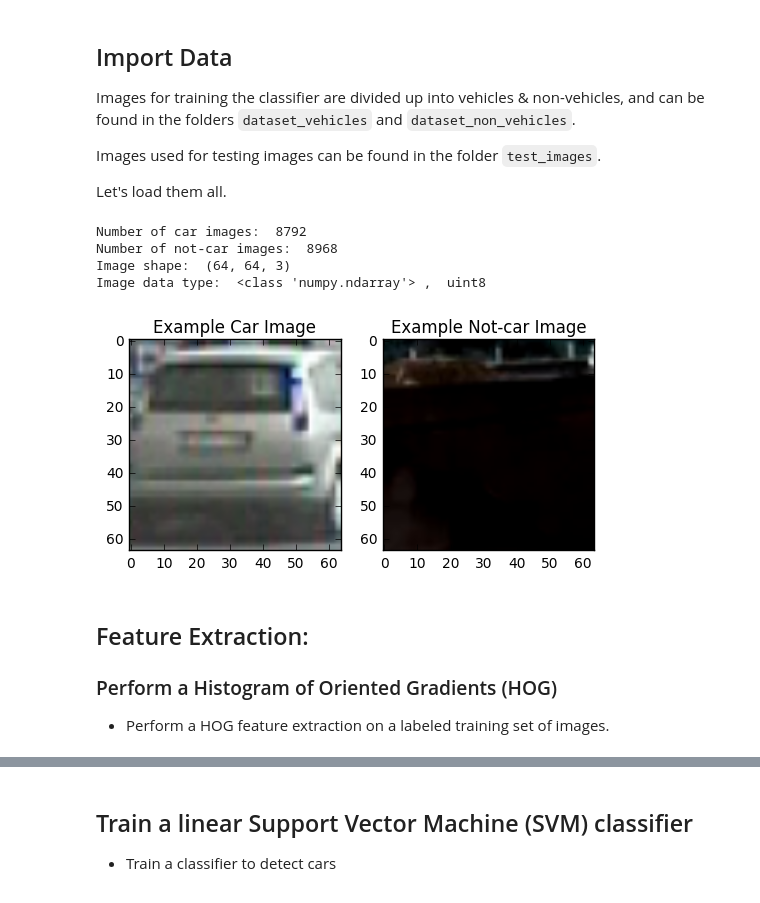
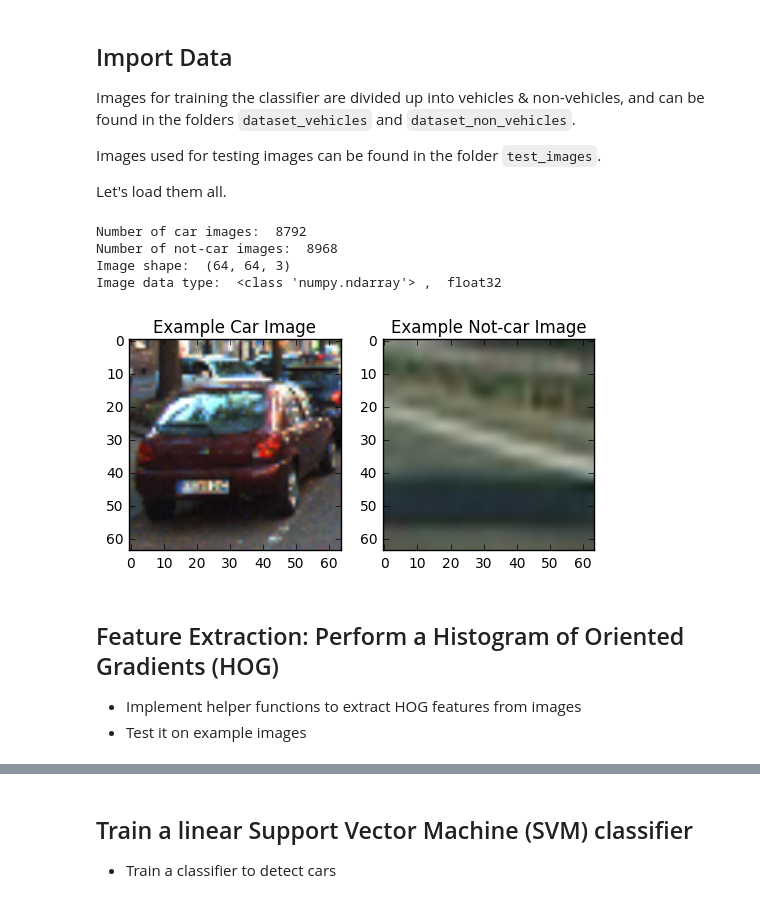
Before and after one commit to kkufieta/CarND-Vehicle-Detection, a Jupyter notebook: vehicle_detection.ipynb, the cells around one changed output, grey strips where cells are left out. Drawn from its saved outputs; the diff is of its cells as text; code cells hidden in the pictures.

```diff
--- a/vehicle_detection.ipynb
+++ b/vehicle_detection.ipynb
@@ -35,43 +40,43 @@ Let's load them all.
 # Import all image paths for the images used to train the classifier
 car_paths = glob.glob('dataset_vehicles/*/*.png')
 not_car_paths = glob.glob('dataset_non_vehicles/*/*.png')
 print('Number of car images: ', len(car_paths))
 print('Number of not-car images: ', len(not_car_paths))
-example_image = cv2.imread(car_paths[0])
+example_image = mpimg.imread(car_paths[0])
 print('Image shape: ', example_image.shape)
 print('Image data type: ', type(example_image), ", ", example_image.dtype)
 
 # Import all image paths for the images to test your classifier on
 test_paths = glob.glob('test_images/*.jpg')
 
 # Just for fun choose random car / not-car indices and plot example images
 car_ind = np.random.randint(0, len(car_paths))
 notcar_ind = np.random.randint(0, len(not_car_paths))
 
 # Read in car / not-car images
-car_image = cv2.imread(car_paths[car_ind])
-notcar_image = cv2.imread(not_car_paths[notcar_ind])
+car_image = mpimg.imread(car_paths[car_ind])
+notcar_image = mpimg.imread(not_car_paths[notcar_ind])
 
 # Plot the examples
 fig = plt.figure()
 plt.subplot(121)
 plt.imshow(car_image)
 plt.title('Example Car Image')
 plt.subplot(122)
 plt.imshow(notcar_image)
 plt.title('Example Not-car Image')
 plt.show()
 # %% [output]
 Number of car images:  8792
 Number of not-car images:  8968
 Image shape:  (64, 64, 3)
-Image data type:  <class 'numpy.ndarray'> ,  uint8
+Image data type:  <class 'numpy.ndarray'> ,  float32
-[figure, old version]
+[figure, new version]
 # %% [markdown]
-## Feature Extraction:
-### Perform a Histogram of Oriented Gradients (HOG)
+## Feature Extraction: Perform a Histogram of Oriented Gradients (HOG)
 
-* Perform a HOG feature extraction on a labeled training set of images.
+* Implement helper functions to extract HOG features from images
+* Test it on example images
 # %%
 # Function returns HOG features and visualization
 # orient: Number of orientation bins
```
Also changed, not shown: parts of 8 cells of this notebook.
